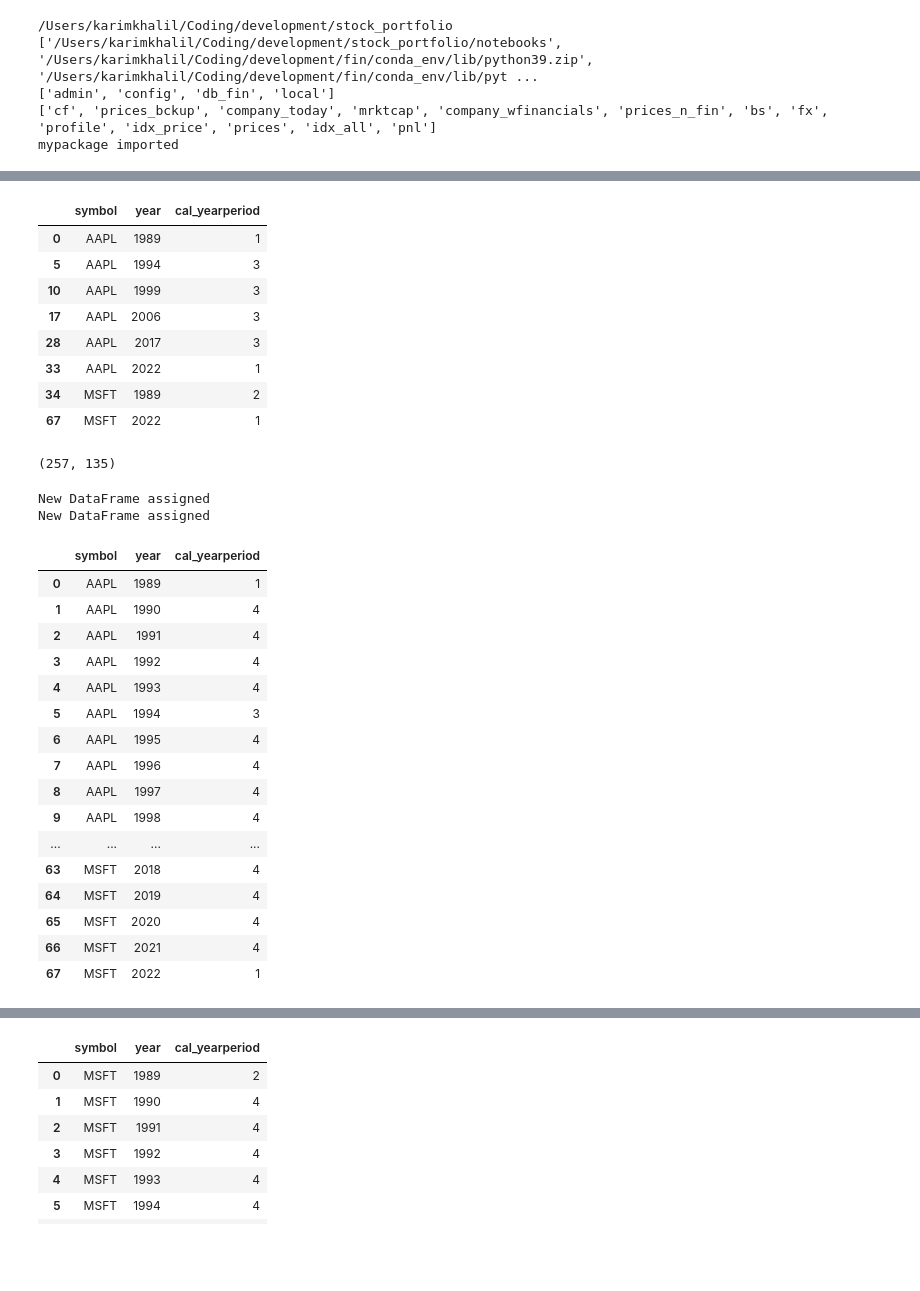
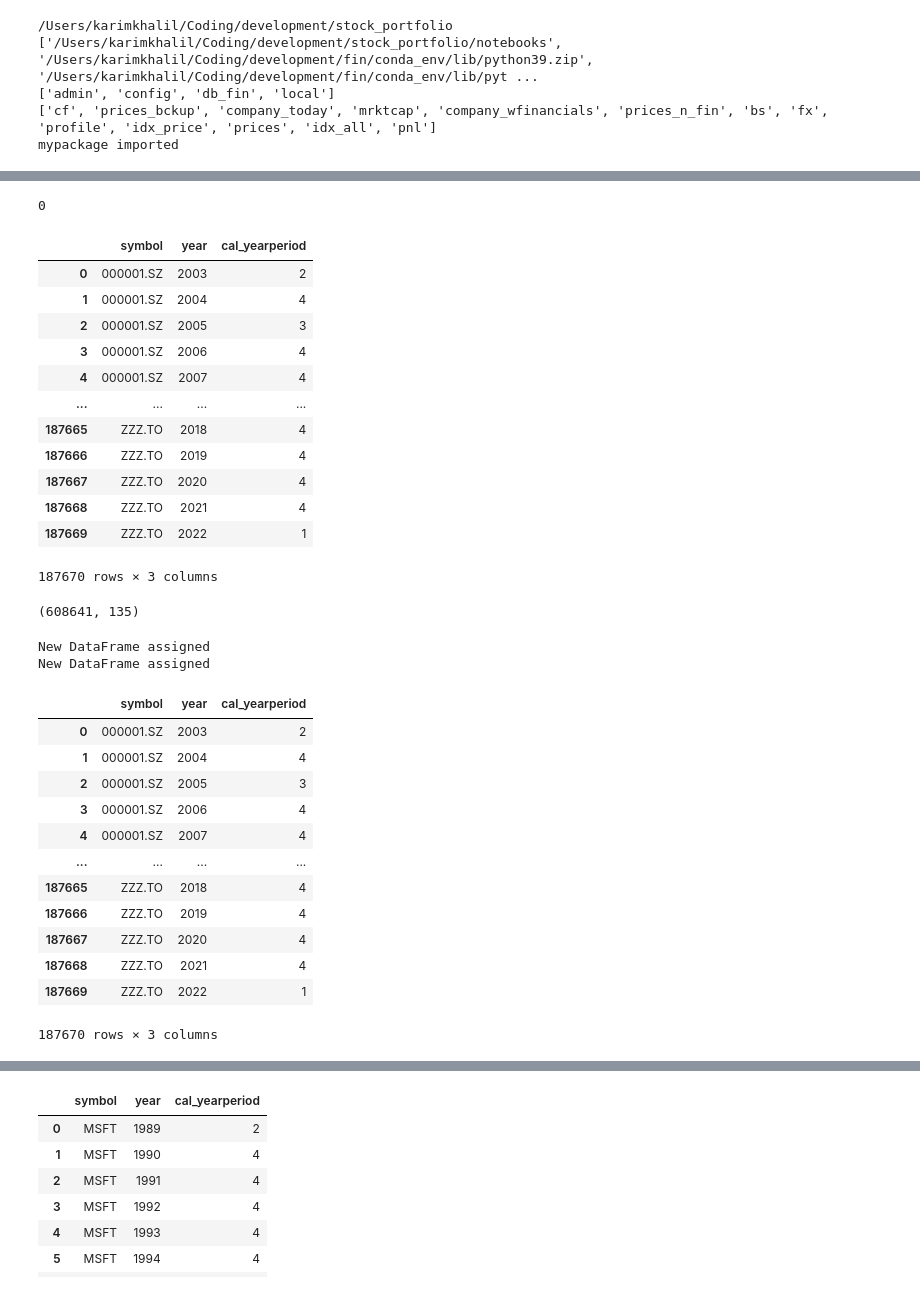
Before and after one commit to kimzwegz/stock_portfolio, a Jupyter notebook: notebooks/kk_nb3_ratiofeatures.ipynb, the cells around one changed output, grey strips where cells are left out. Cells and saved outputs as stored; diff of their text form; code cells hidden in the pictures; blank space fills up the shorter version.

```diff
--- a/notebooks/kk_nb3_ratiofeatures.ipynb
+++ b/notebooks/kk_nb3_ratiofeatures.ipynb
@@ -51,0 +45,3 @@ Feature object instantiated
+# %%
+feature = Feature(df_csv)
+df_raw = feature.df.copy()
@@ -173,3 +140,7 @@ df_main.loc[df_main['usd_pnl_ebitda']==0, 'usd_pnl_ebitda'] = df_main['usd_pnl_r
+# %%
+feature.ratio(0,0)
+# %% [output]
+0
 # %%
 ## add returns up to 4 quarters in arrears
 
@@ -183,21 +154,26 @@ df_returns = feature.change(df_returns, 'symbol' , 'cal_yearperiod' , 2, ['usd_a
 # df_returns = feature.change(df_returns, 'symbol' , 'cal_yearperiod' , 3, ['usd_adjClose'], log=True)
 # df_returns = feature.change(df_returns, 'symbol' , 'cal_yearperiod' , 4, ['usd_adjClose'], log=True)
 # %%
-feature.check_companyperiod(df_returns, 'symbol', 'year', 'cal_yearperiod', True)
+df_check = feature.check_companyperiod(df_returns, 'symbol', 'year', 'cal_yearperiod', False)
+df_check
 # %% [output]
 |  | symbol | year | cal_yearperiod |
-| 0 | AAPL | 1989 | 1 |
-| 5 | AAPL | 1994 | 3 |
-| 10 | AAPL | 1999 | 3 |
-| 17 | AAPL | 2006 | 3 |
-| 28 | AAPL | 2017 | 3 |
-| 33 | AAPL | 2022 | 1 |
-| 34 | MSFT | 1989 | 2 |
-| 67 | MSFT | 2022 | 1 |
+| 0 | 000001.SZ | 2003 | 2 |
+| 1 | 000001.SZ | 2004 | 4 |
+| 2 | 000001.SZ | 2005 | 3 |
+| 3 | 000001.SZ | 2006 | 4 |
+| 4 | 000001.SZ | 2007 | 4 |
+| ... | ... | ... | ... |
+| 187665 | ZZZ.TO | 2018 | 4 |
+| 187666 | ZZZ.TO | 2019 | 4 |
+| 187667 | ZZZ.TO | 2020 | 4 |
+| 187668 | ZZZ.TO | 2021 | 4 |
+| 187669 | ZZZ.TO | 2022 | 1 |
+187670 rows × 3 columns
 # %%
 df_returns.shape
 # %% [output]
-(257, 135)
+(608641, 135)
 # %%
 ## add global and industry comparatives for 4 quarters returns
 
@@ -217,22 +193,19 @@ df_returns = feature.add_avg(df_returns, ['usd_adjClose_t-2_change'])
 New DataFrame assigned
 New DataFrame assigned
 # %%
-feature.check_companyperiod(df_returns, 'symbol', 'year', 'cal_yearperiod', False)
+df_check = feature.check_companyperiod(df_returns, 'symbol', 'year', 'cal_yearperiod', False)
+df_check
 # %% [output]
 |  | symbol | year | cal_yearperiod |
-| 0 | AAPL | 1989 | 1 |
-| 1 | AAPL | 1990 | 4 |
-| 2 | AAPL | 1991 | 4 |
-| 3 | AAPL | 1992 | 4 |
-| 4 | AAPL | 1993 | 4 |
-| 5 | AAPL | 1994 | 3 |
-| 6 | AAPL | 1995 | 4 |
-| 7 | AAPL | 1996 | 4 |
-| 8 | AAPL | 1997 | 4 |
-| 9 | AAPL | 1998 | 4 |
+| 0 | 000001.SZ | 2003 | 2 |
+| 1 | 000001.SZ | 2004 | 4 |
+| 2 | 000001.SZ | 2005 | 3 |
+| 3 | 000001.SZ | 2006 | 4 |
+| 4 | 000001.SZ | 2007 | 4 |
 | ... | ... | ... | ... |
-| 63 | MSFT | 2018 | 4 |
-| 64 | MSFT | 2019 | 4 |
-| 65 | MSFT | 2020 | 4 |
-| 66 | MSFT | 2021 | 4 |
-| 67 | MSFT | 2022 | 1 |
+| 187665 | ZZZ.TO | 2018 | 4 |
+| 187666 | ZZZ.TO | 2019 | 4 |
+| 187667 | ZZZ.TO | 2020 | 4 |
+| 187668 | ZZZ.TO | 2021 | 4 |
+| 187669 | ZZZ.TO | 2022 | 1 |
+187670 rows × 3 columns
```
Also changed, not shown: parts of 28 cells of this notebook, 1 other file.
